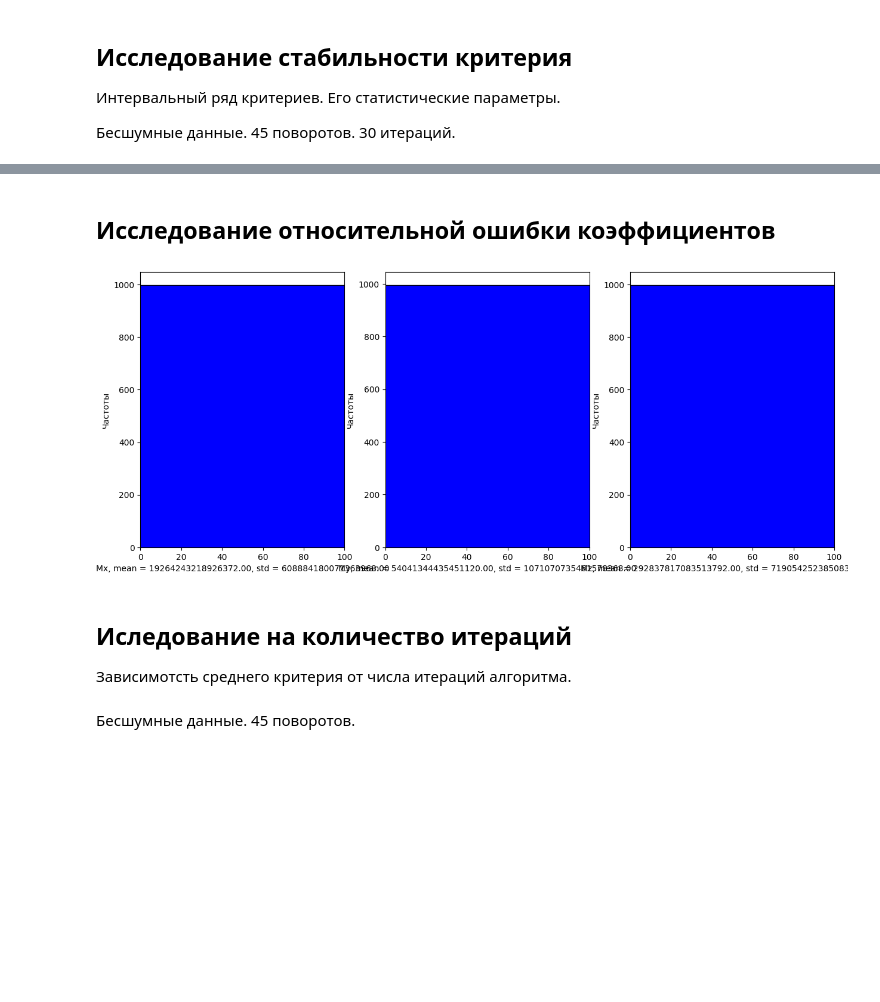
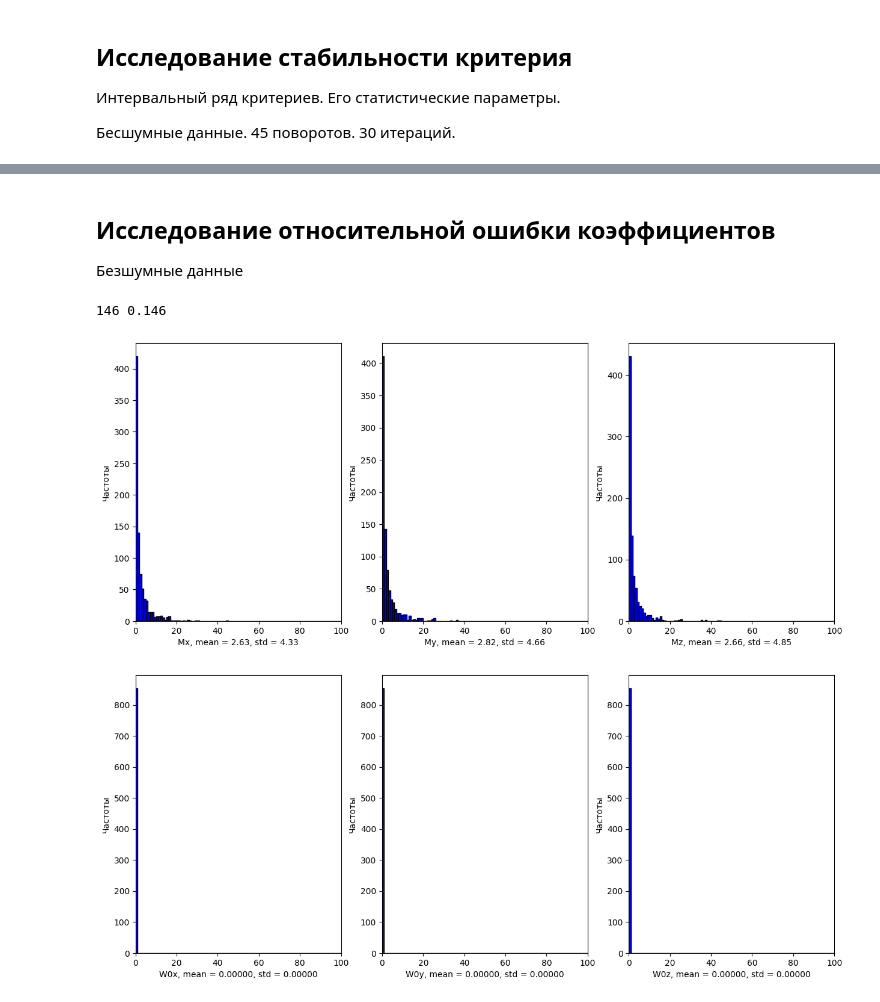
Before and after one commit to tmetelev/scalar_calibration, a Jupyter notebook: research.ipynb, the cells around one changed output, grey strips where cells are left out. Cells and saved outputs as stored; diff of their text form; code cells hidden in the pictures; blank space fills up the shorter version.

```diff
--- a/research.ipynb
+++ b/research.ipynb
@@ -28,0 +100,18 @@ print('Выборочное СКО: ', np.std(res))
+# %%
+res = []
+deads = 0
+for j in range(1000):
+    crit, rel = testing(1, 1, modeling_params=[2000, 0.01, 1500, 100], func_params=[35])
+    # if crit > 1e-13:
+    #     deads += 1
+    #     continue
+    res.append(crit)
+
+print(deads)
+
+plt.hist(res, color='blue', edgecolor='black', bins=np.arange(0, 5, 0.01))
+# plt.xscale('log')
+plt.xlabel('Значения критерия')
+
+print('Выборочное мат. ожидание: ', np.mean(res))
+print('Выборочное СКО: ', np.std(res))
@@ -29,41 +123,53 @@ print('Выборочное СКО: ', np.std(res))
 # %% [markdown]
 ## Исследование относительной ошибки коэффициентов
+
+Безшумные данные
 # %%
 res = {
     'Mx': [],
     'My': [],
     'Mz': [],
     'W0x': [],
     'W0y': [],
     'W0z': []
 }
 
 axis_name = ['Mx', 'My', 'Mz', 'W0x', 'W0y', 'W0z']
 
-for j in range(1000):
-    crit, rel = testing(1, 1, modeling_params=[2000, 0.01, 100, 0], func_params=[30])
+n = 1000
+deads = 0
+for j in range(n):
+    crit, rel = testing(1, 1, modeling_params=[2000, 0.01, 1500, 0], func_params=[35])
+    if np.max(rel) > 100:
+        deads += 1
+        continue
     res['Mx'].append(rel[0])
     res['My'].append(rel[1])
     res['Mz'].append(rel[2])
     res['W0x'].append(rel[9])
     res['W0y'].append(rel[10])
     res['W0z'].append(rel[11])
 
-plt.figure(figsize=(15, 6))
-# plt.title('Вариационный ряд масштабных коэффициентов')
+print(deads, deads / n)
+
+plt.figure(1, figsize=(15, 6))
 for i in range(3):
     plt.subplot(1, 3, i + 1)
-    bins = np.arange(0, 100, 1)
-    plt.hist(res[axis_name[i]], color='blue', edgecolor='black')
+    bins = np.arange(0, 101, 1)
+    plt.hist(res[axis_name[i]], color='blue', edgecolor='black', bins=bins)
     plt.xlim(0, 100)
     plt.xlabel(f'{axis_name[i]}, mean = {np.mean(res[axis_name[i]]):.2f}, std = {np.std(res[axis_name[i]]):.2f}')
     plt.ylabel('Частоты')
-# plt.show()
+
+plt.figure(2, figsize=(15, 6))
+for i in range(3):
+    plt.subplot(1, 3, i + 1)
+    bins = np.arange(0, 101, 1)
+    plt.hist(res[axis_name[i+3]], color='blue', edgecolor='black', bins=bins)
+    plt.xlim(0, 100)
+    plt.xlabel(f'{axis_name[i+3]}, mean = {np.mean(res[axis_name[i+3]]):.5f}, std = {np.std(res[axis_name[i+3]]):.5f}')
+    plt.ylabel('Частоты')
 # %% [output]
+146 0.146
-[figure, old version]
+[figure, new version]
+[figure, added]
-# %% [markdown]
-## Иследование на количество итераций
-
-Зависимотсть среднего критерия от числа итераций алгоритма.
-# %% [markdown]
-Бесшумные данные. 45 поворотов.
```
Also changed, not shown: parts of 12 cells of this notebook.
